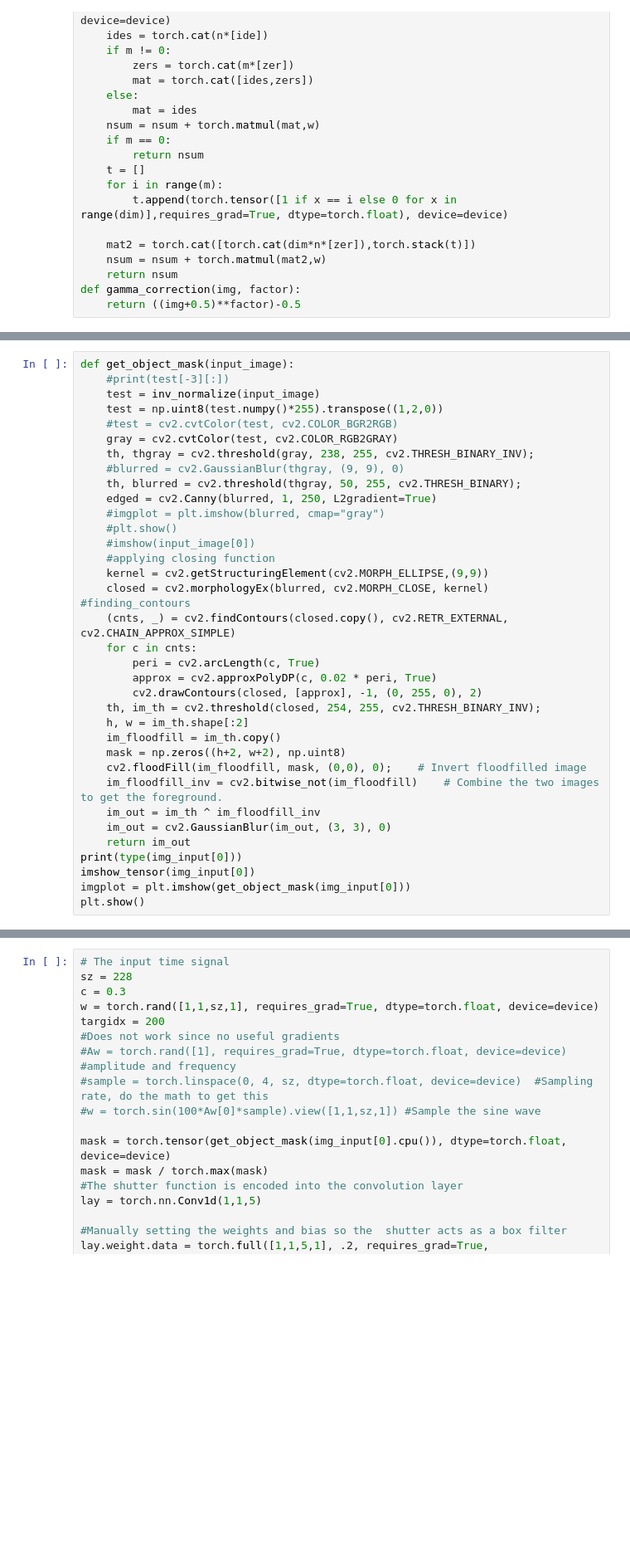
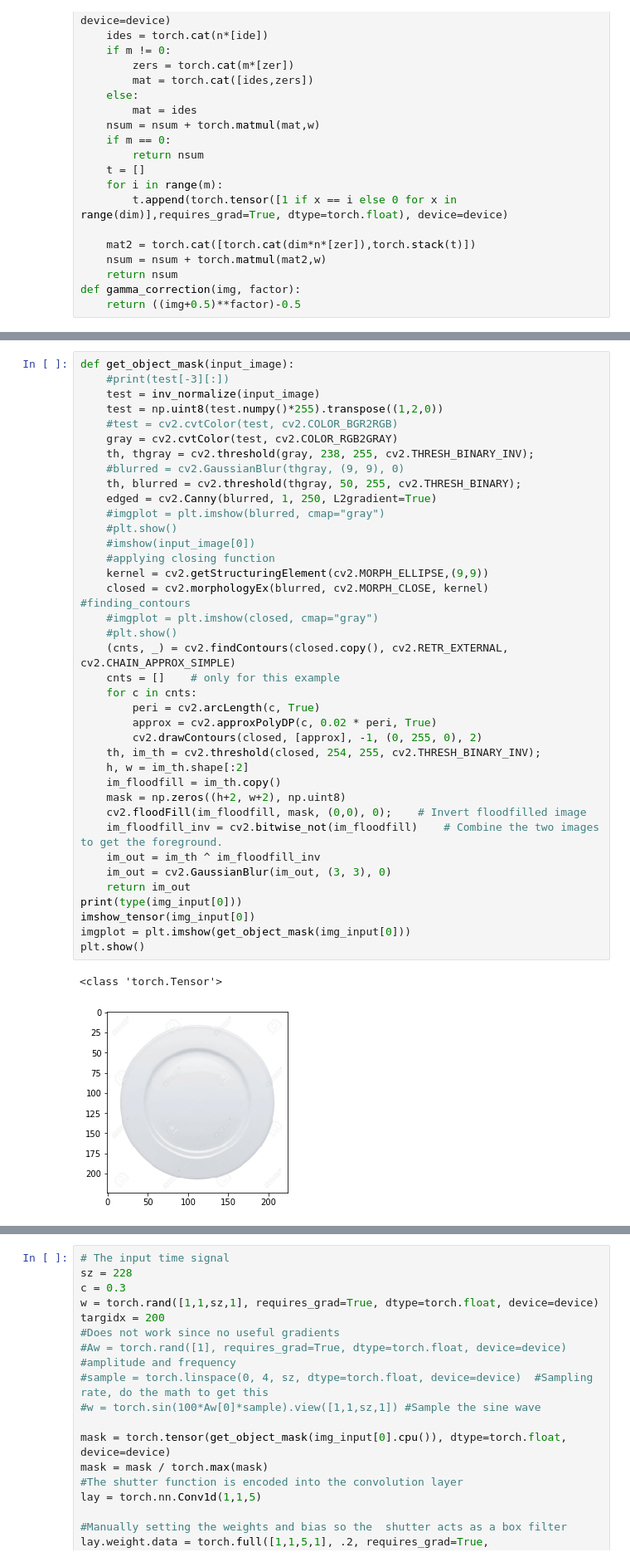
Before and after one commit to earlence-security/invis-perturbations, a Jupyter notebook: image_net.ipynb, the cells around one changed output, grey strips where cells are left out. Shown: that part at 83% size. Saved outputs shown, nothing was run; the diff lists cells and outputs as text; blank space fills up the shorter version.

```diff
--- a/image_net.ipynb
+++ b/image_net.ipynb
@@ -111,30 +120,36 @@ def get_object_mask(input_image):
     #test = cv2.cvtColor(test, cv2.COLOR_BGR2RGB)
     gray = cv2.cvtColor(test, cv2.COLOR_RGB2GRAY)
     th, thgray = cv2.threshold(gray, 238, 255, cv2.THRESH_BINARY_INV);
     #blurred = cv2.GaussianBlur(thgray, (9, 9), 0)
     th, blurred = cv2.threshold(thgray, 50, 255, cv2.THRESH_BINARY);
     edged = cv2.Canny(blurred, 1, 250, L2gradient=True)
     #imgplot = plt.imshow(blurred, cmap="gray")
     #plt.show()
     #imshow(input_image[0])
     #applying closing function
     kernel = cv2.getStructuringElement(cv2.MORPH_ELLIPSE,(9,9))
     closed = cv2.morphologyEx(blurred, cv2.MORPH_CLOSE, kernel)    #finding_contours
+    #imgplot = plt.imshow(closed, cmap="gray")
+    #plt.show()
     (cnts, _) = cv2.findContours(closed.copy(), cv2.RETR_EXTERNAL, cv2.CHAIN_APPROX_SIMPLE)
+    cnts = []    # only for this example
     for c in cnts:
         peri = cv2.arcLength(c, True)
         approx = cv2.approxPolyDP(c, 0.02 * peri, True)
         cv2.drawContours(closed, [approx], -1, (0, 255, 0), 2)
     th, im_th = cv2.threshold(closed, 254, 255, cv2.THRESH_BINARY_INV);
     h, w = im_th.shape[:2]
     im_floodfill = im_th.copy()
     mask = np.zeros((h+2, w+2), np.uint8)
     cv2.floodFill(im_floodfill, mask, (0,0), 0);    # Invert floodfilled image
     im_floodfill_inv = cv2.bitwise_not(im_floodfill)    # Combine the two images to get the foreground.
     im_out = im_th ^ im_floodfill_inv
     im_out = cv2.GaussianBlur(im_out, (3, 3), 0)
     return im_out
 print(type(img_input[0]))
 imshow_tensor(img_input[0])
 imgplot = plt.imshow(get_object_mask(img_input[0]))
 plt.show()
+# %% [output]
+<class 'torch.Tensor'>
+[figure, added]
```
Also changed, not shown: parts of 8 cells of this notebook.
